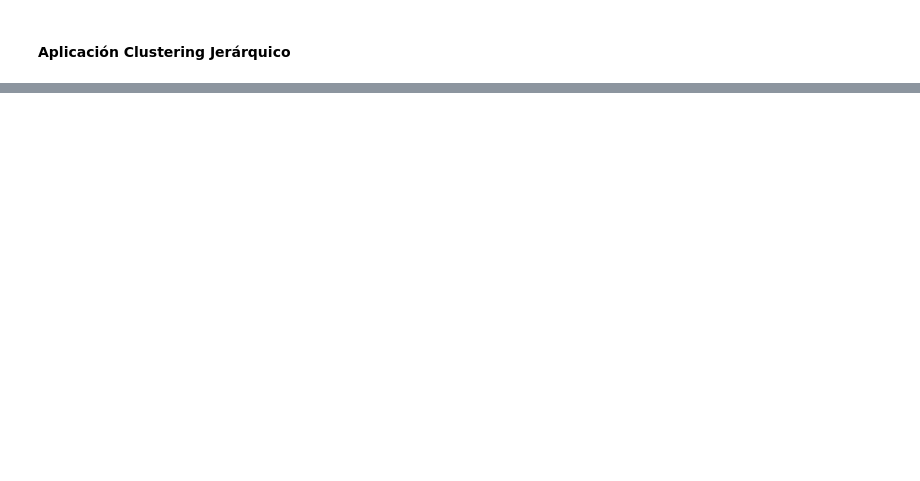
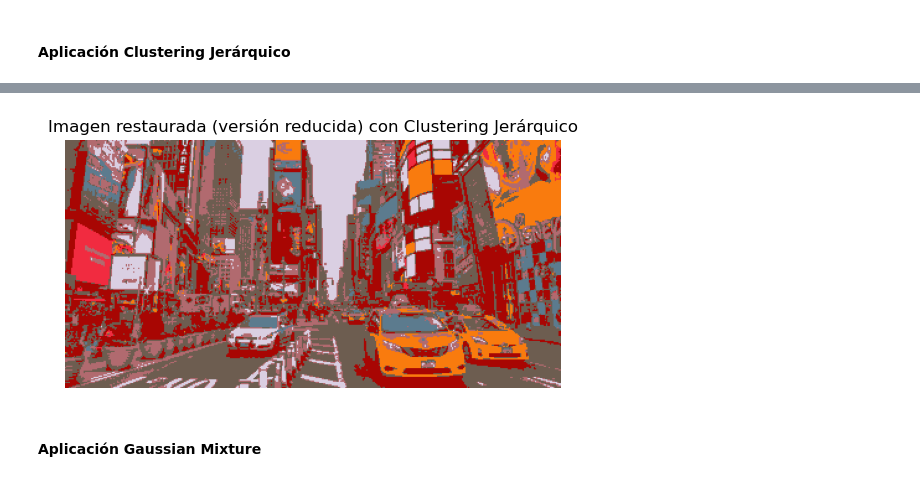
Before and after one commit to Gaddran/Tarea2MachineLearning2024, a Jupyter notebook: Tarea2.ipynb, the cells around one changed output, grey strips where cells are left out. Saved outputs shown, nothing was run; the diff lists cells and outputs as text; code cells hidden in the pictures; blank space fills up the shorter version.

```diff
--- a/Tarea2.ipynb
+++ b/Tarea2.ipynb
@@ -150,0 +171,15 @@ plt.show()
+# %%
+
+
+# Restaurar la imagen pequeña con clustering jerárquico
+hierarchical_image_small = paleta_cluster[hierarchical_labels].reshape(small_image_array.shape)
+
+# Mostrar la imagen restaurada
+plt.imshow(hierarchical_image_small)
+plt.axis('off')
+plt.title("Imagen restaurada (versión reducida) con Clustering Jerárquico")
+plt.show()
+# %% [output]
+[figure, added]
+# %% [markdown]
+#### Aplicación Gaussian Mixture
```
Also changed, not shown: parts of 14 cells of this notebook, 2 other files.
